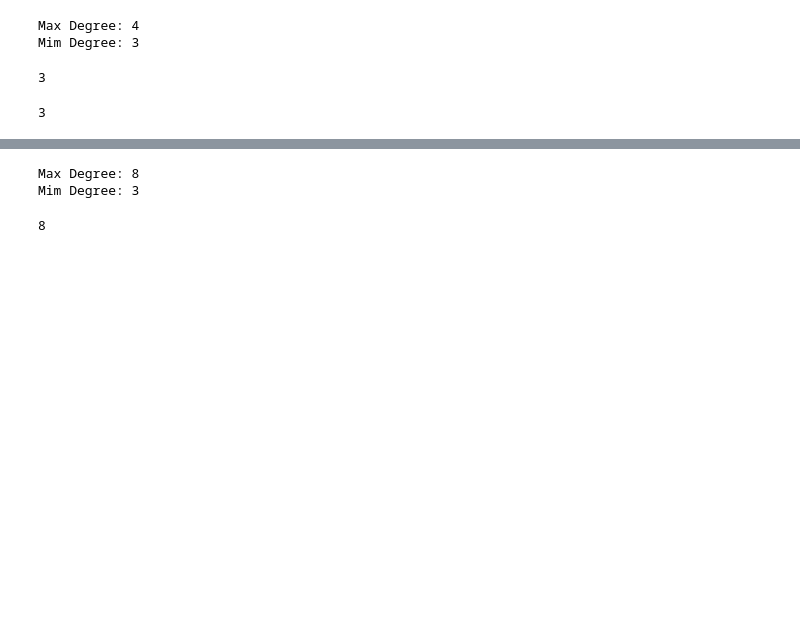
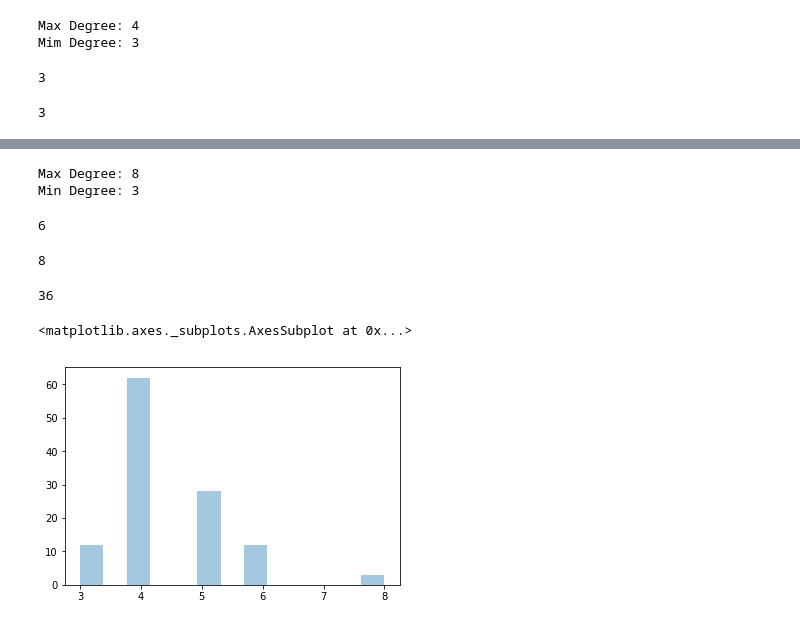
Before and after one commit to vrdi/metagraph-visualizations, a Jupyter notebook: metagraph.ipynb, the cells around one changed output, grey strips where cells are left out. Cells and saved outputs as stored; diff of their text form; code cells hidden in the pictures; blank space fills up the shorter version.

```diff
--- a/metagraph.ipynb
+++ b/metagraph.ipynb
@@ -6,6 +7,7 @@ import matplotlib.pyplot as plt
 ## Returns True if the arrays representing the two partitions are adjacent by a swap and false otherwise
 def is_adjacent(part1, part2):
     values = set(part1)
+    dist_size = len(part1) / len(values)
     parts1 = np.array(list(map(lambda v: np.ma.masked_equal(part1, v).mask, values)))
     parts2 = np.array(list(map(lambda v: np.ma.masked_equal(part2, v).mask, values)))
 
@@ -28,7 +30,7 @@ def is_adjacent(part1, part2):
         return False
     else:
         swaps = sum(diff_part1[0] ^ diff_part2[0])
-        return swaps == 2 or swaps == (len(values)*2 - 2)
+        return swaps == 2 or swaps == (dist_size*2 - 2)
 # %%
 def adjacent_nodes(nodes):
     edges = []
@@ -112,11 +128,24 @@ graph_4_4.add_edges_from(edges_4_4)
 degrees_4_4 = list(map(lambda n: nx.degree(graph_4_4,n), graph_4_4.nodes()))
 # %%
 print("Max Degree:", max(degrees_4_4))
-print("Mim Degree:", min(degrees_4_4))
+print("Min Degree:", min(degrees_4_4))
 # %% [output]
 Max Degree: 8
-Mim Degree: 3
+Min Degree: 3
+# %%
+nx.radius(graph_4_4)
+# %% [output]
+6
 # %%
 nx.diameter(graph_4_4)
 # %% [output]
 8
+# %%
+len(nx.center(graph_4_4))
+# %% [output]
+36
+# %%
+sns.distplot(degrees_4_4, kde=False)
+# %% [output]
+<matplotlib.axes._subplots.AxesSubplot at 0x...>
+[figure, added]
```
Also changed, not shown: parts of 29 cells of this notebook, 1 other file.
